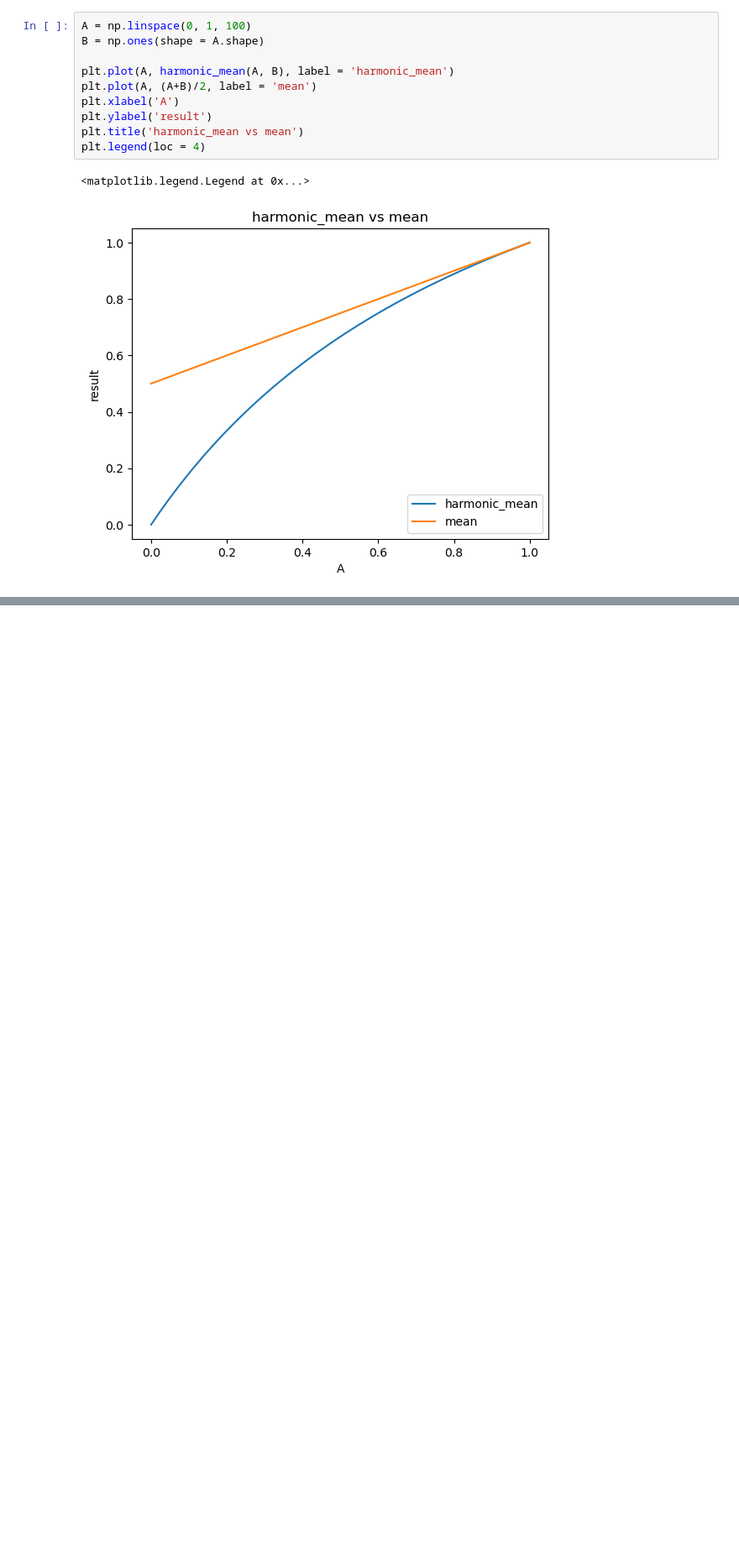
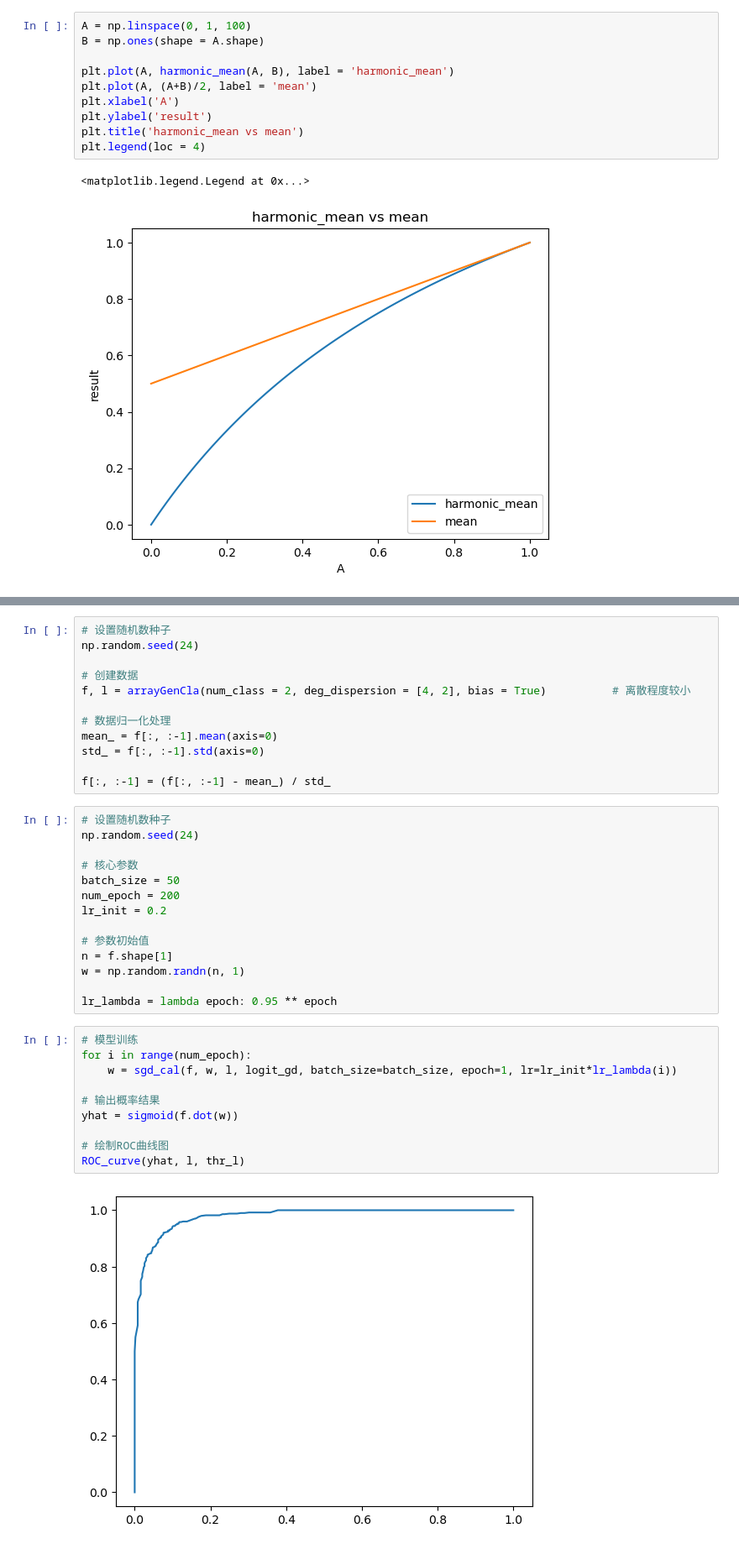
Before and after one commit to cduestc-course/MLLearn, a Jupyter notebook: 7-decisionboundary/7.2.ipynb, the cells around one changed output, grey strips where cells are left out. Shown at 84% size. Drawn from its saved outputs; the diff is of its cells as text; blank space fills up the shorter version.

```diff
--- a/7-decisionboundary/7.2.ipynb
+++ b/7-decisionboundary/7.2.ipynb
@@ -29,0 +172,38 @@ plt.legend(loc = 4)
+# %%
+# 设置随机数种子
+np.random.seed(24)
+
+# 创建数据
+f, l = arrayGenCla(num_class = 2, deg_dispersion = [4, 2], bias = True)          # 离散程度较小
+
+# 数据归一化处理
+mean_ = f[:, :-1].mean(axis=0)
+std_ = f[:, :-1].std(axis=0)
+
+f[:, :-1] = (f[:, :-1] - mean_) / std_
+# %%
+# 设置随机数种子
+np.random.seed(24)
+
+# 核心参数
+batch_size = 50
+num_epoch = 200
+lr_init = 0.2
+
+# 参数初始值
+n = f.shape[1]
+w = np.random.randn(n, 1)
+
+lr_lambda = lambda epoch: 0.95 ** epoch
+# %%
+# 模型训练
+for i in range(num_epoch):
+    w = sgd_cal(f, w, l, logit_gd, batch_size=batch_size, epoch=1, lr=lr_init*lr_lambda(i))
+
+# 输出概率结果
+yhat = sigmoid(f.dot(w))
+
+# 绘制ROC曲线图
+ROC_curve(yhat, l, thr_l)
+# %% [output]
+[figure, added]
```
Also changed, not shown: parts of 33 cells of this notebook, 1 other file.
